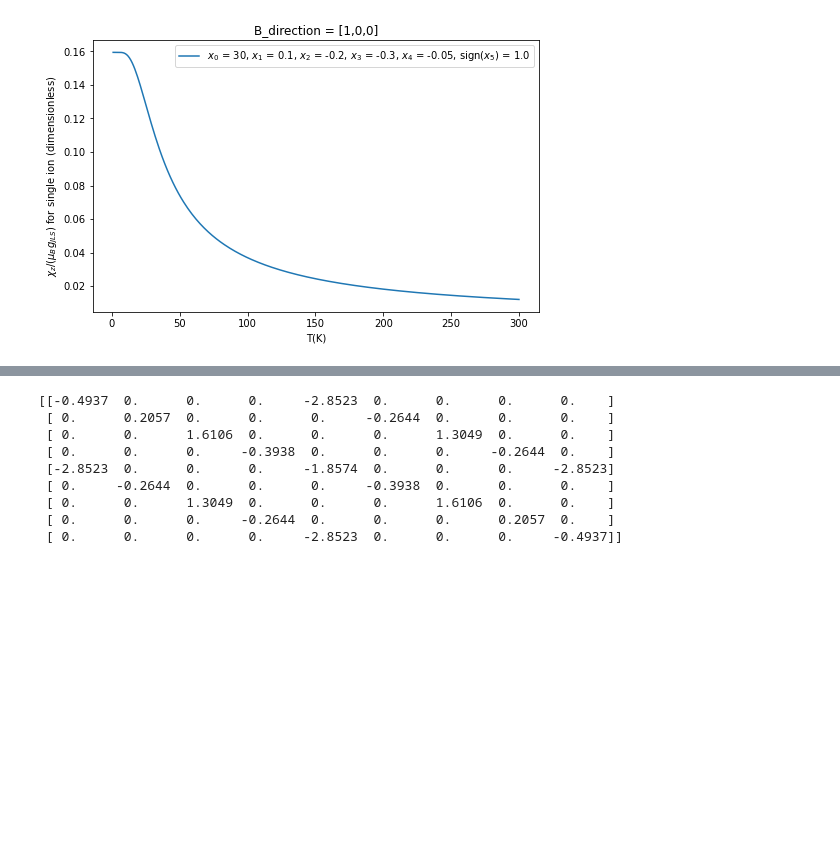
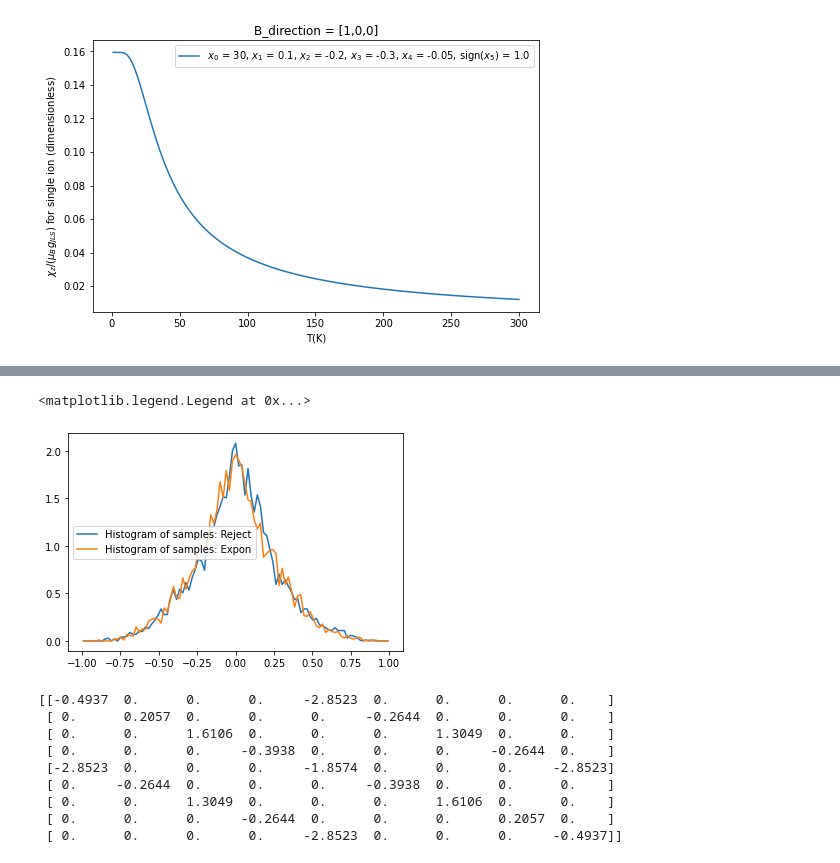
Before and after one commit to Orth-Research/ml_cr, a Jupyter notebook: DataGeneration.ipynb, the cells around one changed output, grey strips where cells are left out. Saved outputs shown, nothing was run; the diff lists cells and outputs as text; code cells hidden in the pictures; blank space fills up the shorter version.

```diff
--- a/DataGeneration.ipynb
+++ b/DataGeneration.ipynb
@@ -84,7 +92,7 @@ class training_data:
                 stevens_params[2] = range[2][0] + (range[2][1] - range[2][0])*self.rg.random()
                 stevens_params[3] = range[3][0] + (range[3][1] - range[3][0])*self.rg.random()
                 stevens_params[4] = range[4][0] + (range[4][1] - range[4][0])*self.rg.random()
-            stevens_params[5] = self.rg.random() # only sign of x5 matters as size is determined by x1, .., x4.
+            stevens_params[5] = 2.*self.rg.random() - 1. # only sign of x5 matters as size is determined by x1, .., x4.
         else:
             raise ValueError("This point group is not implemented.")
         return stevens_params
@@ -502,3 +478,13 @@ plt.show()
 [figure]
 [figure]
 [figure]
+# %%
+td = training_data('C4v', 5000, 123, B_directions=[[0,0,1],[1,0,0]])
+out = td.output_all_data(Stevens_range = [[1, 50], [-1,1], [-1,1],[-1,1],[-1,1]], cV_T_range = [1, 50, 10], susc_T_range = [1, 300, 5], mag_T_range = [1, 300, 4], mag_B_range = [0.5, 10, 5])
+#out[0] # Stevens parameters
+#out[1] # specific heat [[T_i, cV^(0)_i], [T_i, cV^(1)_i], ..., [T_i, cV^(N_t-1)_i] ], i = 1, ..., T_steps
+#out[2] # susceptibility [[T_i, susc^(0)_{0,i}, susc^{(0)_{1,i}, ..., susc^(0)_{B_direction-1,i}}], ...], i = 1, ..., T_steps
+#out[3] # magnetization [[[B_j, T_i, M^(0),{0,i}, M^(0)_{1,i,j}, ..., M^(0)_{B_direction-1,i,j}], ... ]], j = 1, .., B_steps; i = 1, ..., T_steps
+
+
+# It is straightforward to slice the output data and extract the part of the data that is needed for the ml part.
@@ -505,3 +539,21 @@ plt.show()
+# %%
+# this shows that the rejection method that is implemented in training_data class draws the Stevens parameters x_i uniform from the simplex defined by \sum_{i=1}^N |x_i| = 1. This is demonstrated by comparison to the method where one draws from an exponential distribution in the unit cube and then projects onto the simplex surface.
+x1_list = np.zeros(len(out[0]))
+for i in range(0, len(out[0])):
+    x1_list[i] = out[0][i][1]
+
+bins = np.linspace(-1, 1, 100)
+histogram, bins = np.histogram(x1_list, bins=bins, density=True)
+
+bin_centers = 0.5*(bins[1:] + bins[:-1])
+
+plt.figure(figsize=(6, 4))
+plt.plot(bin_centers, histogram, label="Histogram of samples: Reject")
+plt.plot(bin_centers, histogram0, label="Histogram of samples: Expon")
+plt.legend()
+# %% [output]
+<matplotlib.legend.Legend at 0x...>
+[figure, added]
 # %%
 with np.printoptions(precision=4, suppress=True):
     print(ham_cr.ham_cr_PG_Oh_J_4(1., -0.32))
```
Also changed, not shown: parts of 6 cells of this notebook, 3 other files.
